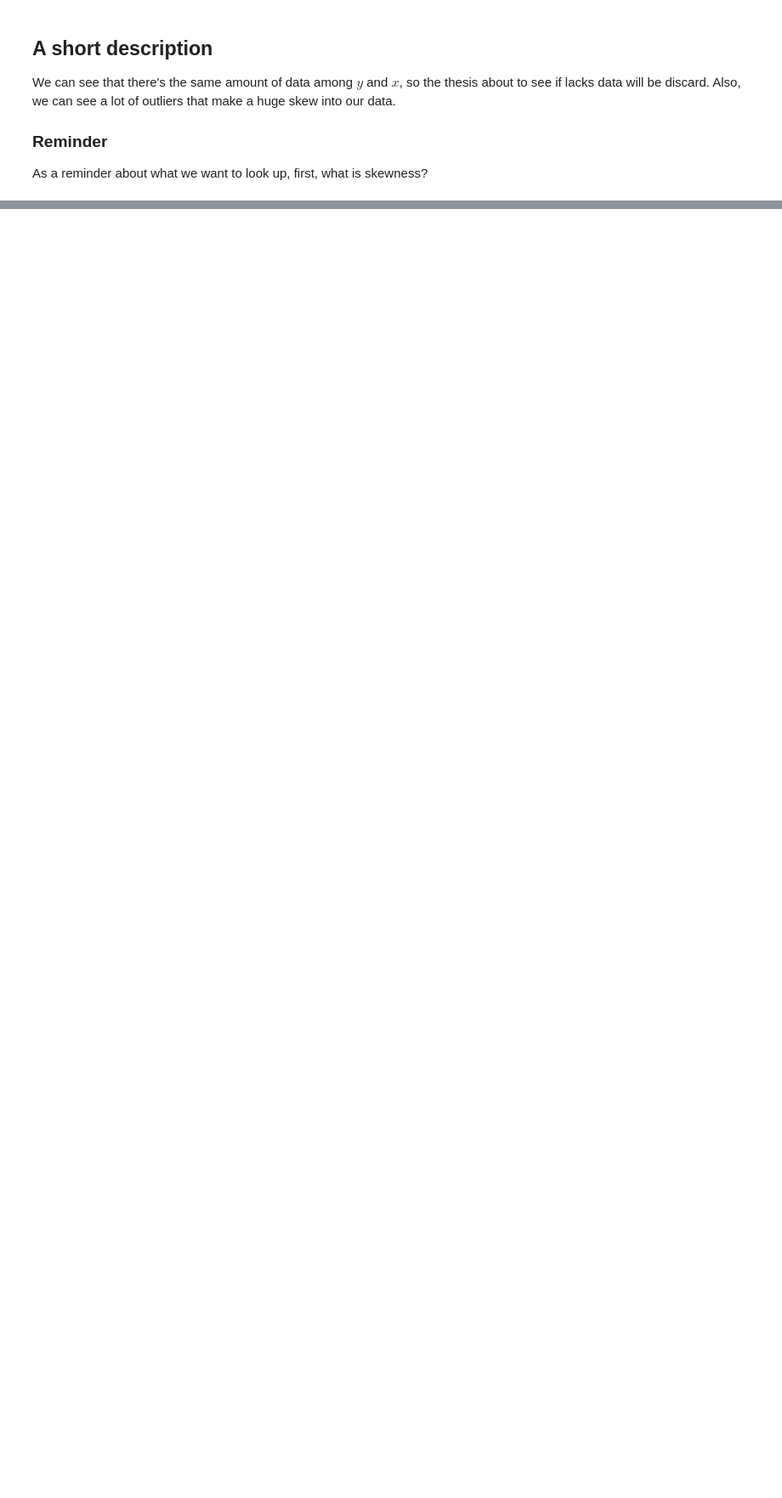
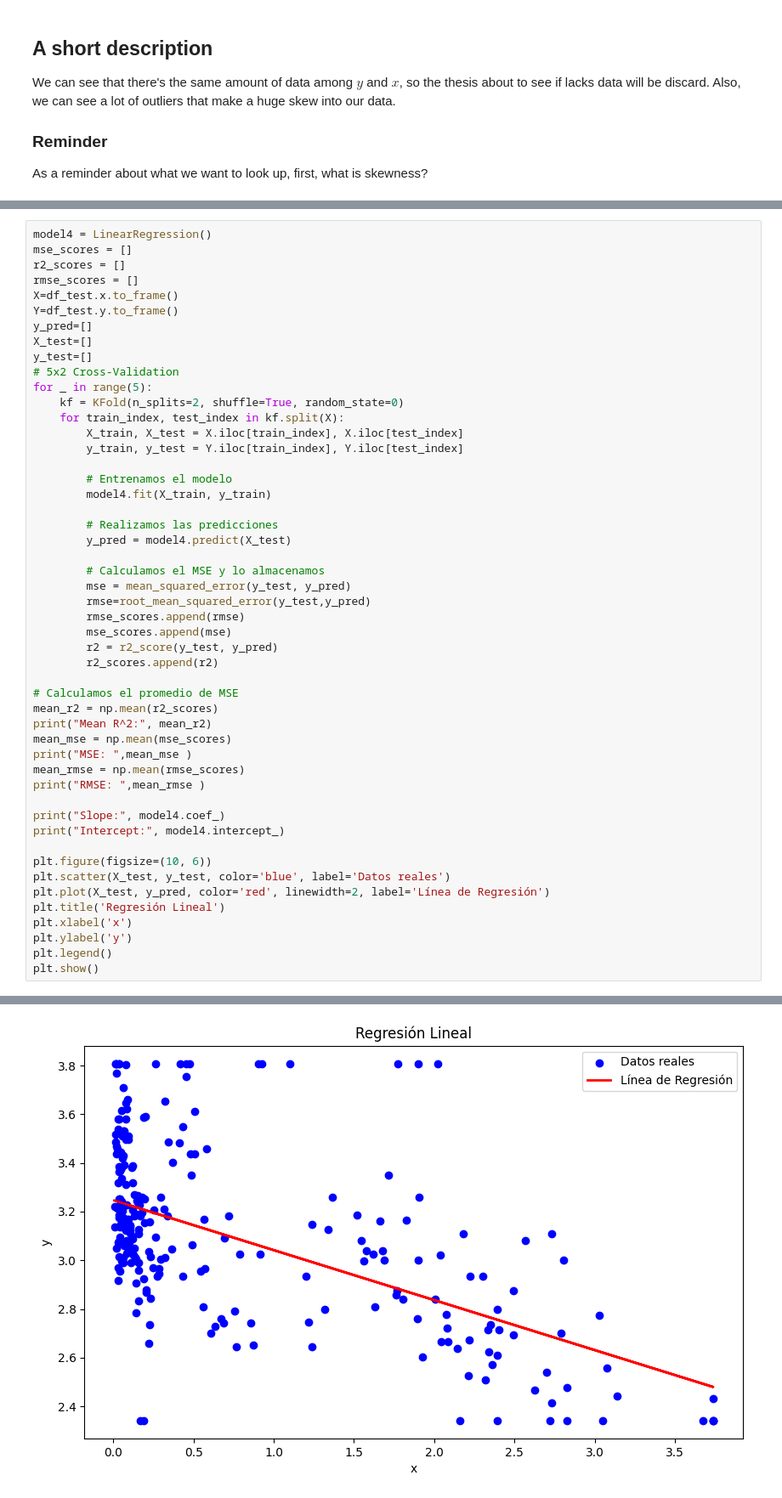
Before and after one commit to JoseAdrianRodriguezGonzalez/Linear-predictor, a Jupyter notebook: src/first/test.ipynb, the cells around one changed output, grey strips where cells are left out. Shown at 85% size. Saved outputs shown, nothing was run; the diff lists cells and outputs as text; blank space fills up the shorter version.

```diff
--- a/src/first/test.ipynb
+++ b/src/first/test.ipynb
@@ -43,0 +158,51 @@ As a reminder about what we want to look up, first, what is skewness?
+# %%
+model4 = LinearRegression()
+mse_scores = []
+r2_scores = []
+rmse_scores = []
+X=df_test.x.to_frame()
+Y=df_test.y.to_frame()
+y_pred=[]
+X_test=[]
+y_test=[]
+# 5x2 Cross-Validation
+for _ in range(5):
+    kf = KFold(n_splits=2, shuffle=True, random_state=0)
+    for train_index, test_index in kf.split(X):
+        X_train, X_test = X.iloc[train_index], X.iloc[test_index]
+        y_train, y_test = Y.iloc[train_index], Y.iloc[test_index]
+
+        # Entrenamos el modelo
+        model4.fit(X_train, y_train)
+
+        # Realizamos las predicciones
+        y_pred = model4.predict(X_test)
+
+        # Calculamos el MSE y lo almacenamos
+        mse = mean_squared_error(y_test, y_pred)
+        rmse=root_mean_squared_error(y_test,y_pred)
+        rmse_scores.append(rmse)
+        mse_scores.append(mse)
+        r2 = r2_score(y_test, y_pred)
+        r2_scores.append(r2)
+
+# Calculamos el promedio de MSE
+mean_r2 = np.mean(r2_scores)
+print("Mean R^2:", mean_r2)
+mean_mse = np.mean(mse_scores)
+print("MSE: ",mean_mse )
+mean_rmse = np.mean(rmse_scores)
+print("RMSE: ",mean_rmse )
+
+print("Slope:", model4.coef_)
+print("Intercept:", model4.intercept_)
+
+plt.figure(figsize=(10, 6))
+plt.scatter(X_test, y_test, color='blue', label='Datos reales')
+plt.plot(X_test, y_pred, color='red', linewidth=2, label='Línea de Regresión')
+plt.title('Regresión Lineal')
+plt.xlabel('x')
+plt.ylabel('y')
+plt.legend()
+plt.show()
+# %% [output]
@@ -43,0 +214 @@ As a reminder about what we want to look up, first, what is skewness?
+[figure, added]
```
Also changed, not shown: parts of 51 cells of this notebook, 9 other files.
